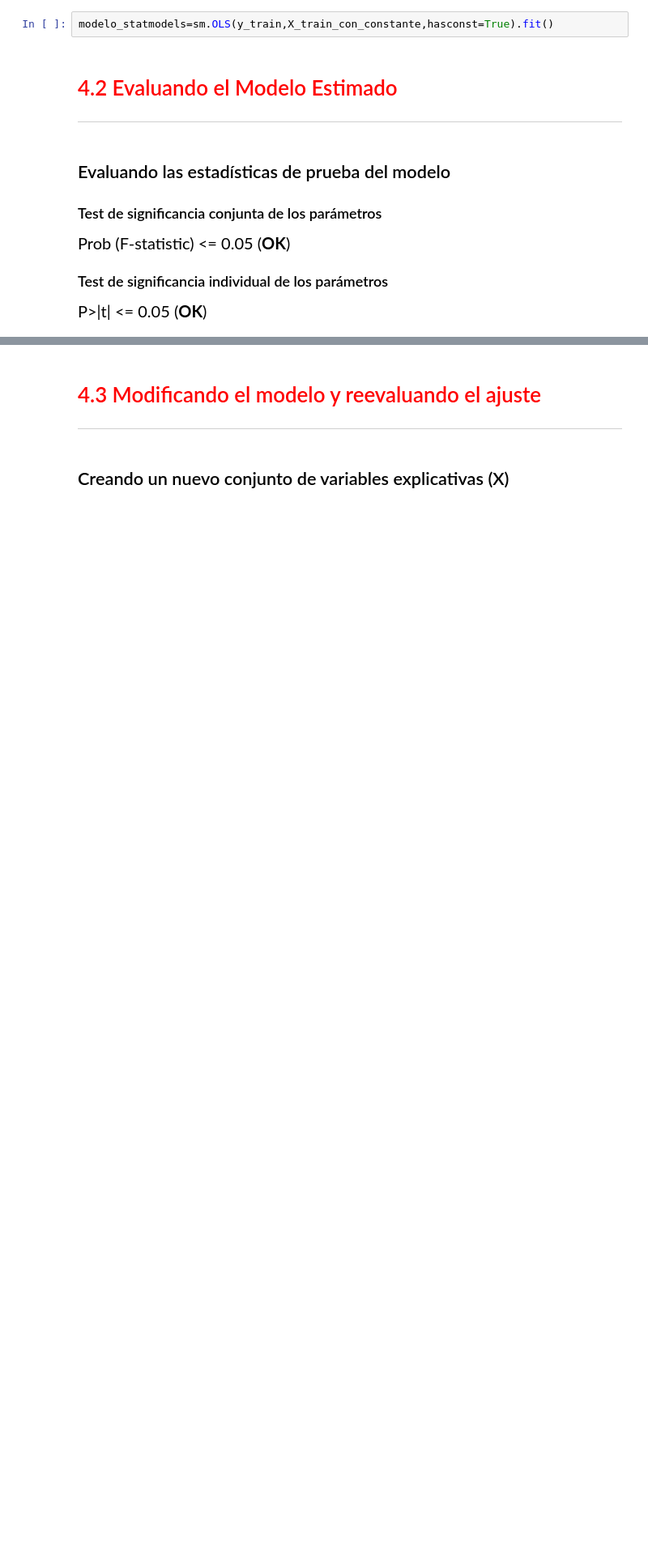
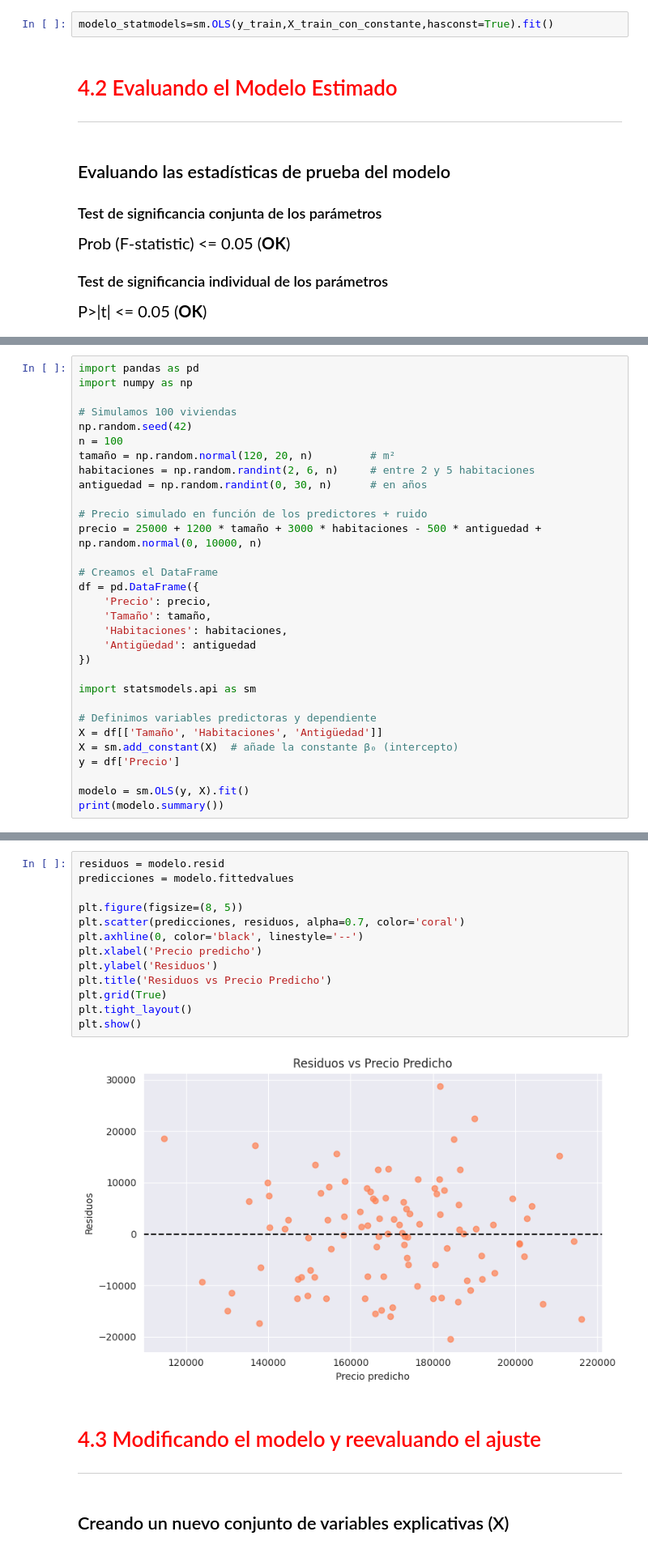
Before and after one commit to Tecindes/RegresionLineal_II, a Jupyter notebook: Regresión_Lineal_II.ipynb, the cells around one changed output, grey strips where cells are left out. Shown at 81% size. Cells and saved outputs as stored; diff of their text form; blank space fills up the shorter version.

```diff
--- a/Regresión_Lineal_II.ipynb
+++ b/Regresión_Lineal_II.ipynb
@@ -389,0 +431,31 @@ Notes:
+# %%
+import pandas as pd
+import numpy as np
+
+# Simulamos 100 viviendas
+np.random.seed(42)
+n = 100
+tamaño = np.random.normal(120, 20, n)         # m²
+habitaciones = np.random.randint(2, 6, n)     # entre 2 y 5 habitaciones
+antiguedad = np.random.randint(0, 30, n)      # en años
+
+# Precio simulado en función de los predictores + ruido
+precio = 25000 + 1200 * tamaño + 3000 * habitaciones - 500 * antiguedad + np.random.normal(0, 10000, n)
+
+# Creamos el DataFrame
+df = pd.DataFrame({
+    'Precio': precio,
+    'Tamaño': tamaño,
+    'Habitaciones': habitaciones,
+    'Antigüedad': antiguedad
+})
+
+import statsmodels.api as sm
+
+# Definimos variables predictoras y dependiente
+X = df[['Tamaño', 'Habitaciones', 'Antigüedad']]
+X = sm.add_constant(X)  # añade la constante β₀ (intercepto)
+y = df['Precio']
+
+modelo = sm.OLS(y, X).fit()
+print(modelo.summary())
@@ -390,3 +500,18 @@ Notes:
+# %%
+residuos = modelo.resid
+predicciones = modelo.fittedvalues
+
+plt.figure(figsize=(8, 5))
+plt.scatter(predicciones, residuos, alpha=0.7, color='coral')
+plt.axhline(0, color='black', linestyle='--')
+plt.xlabel('Precio predicho')
+plt.ylabel('Residuos')
+plt.title('Residuos vs Precio Predicho')
+plt.grid(True)
+plt.tight_layout()
+plt.show()
+# %% [output]
+[figure, added]
 # %% [markdown]
 # <font color='red' style='font-size: 30px;'>4.3 Modificando el modelo y reevaluando el ajuste</font>
 <hr style='border: 2px solid red;'>
```
Also changed, not shown: parts of 8 cells of this notebook.
